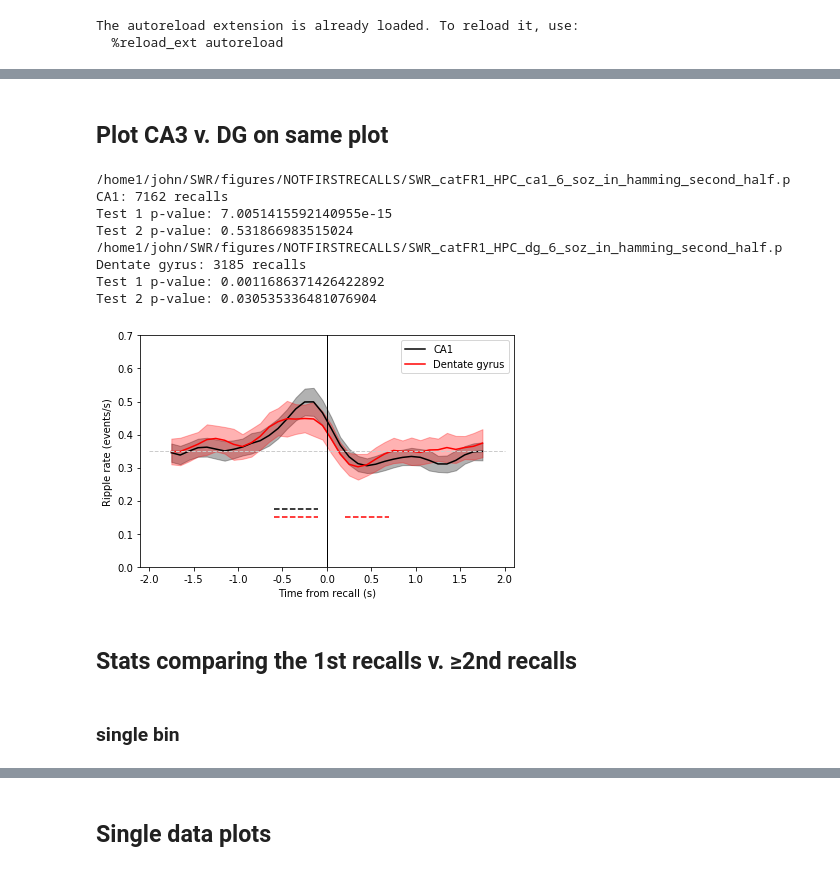
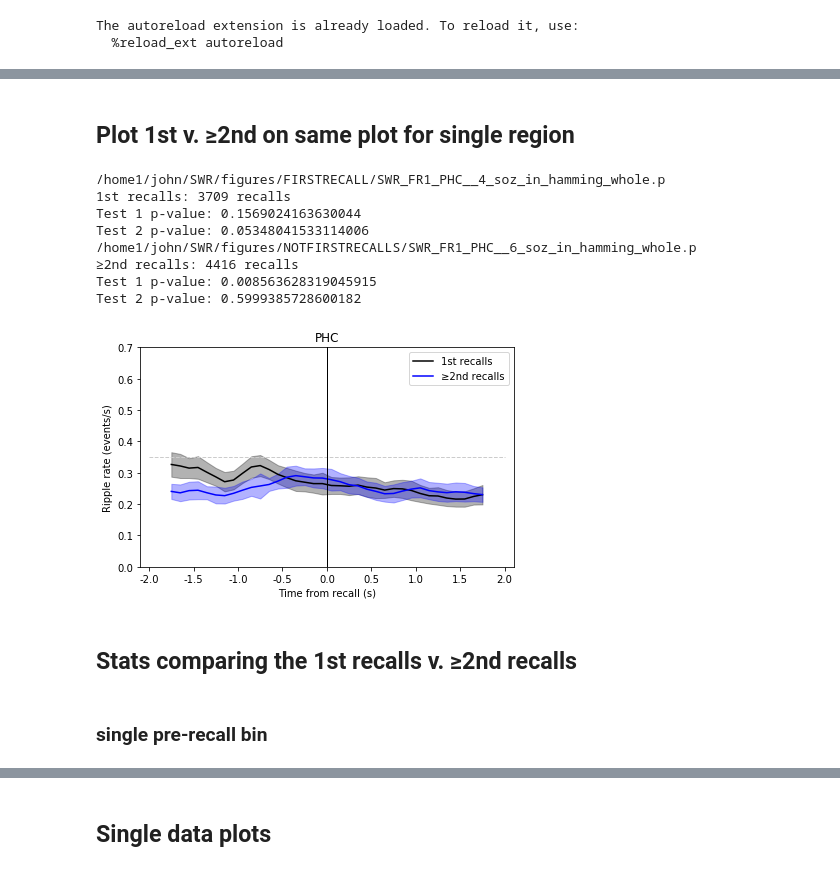
Before and after one commit to jjsakon/SWR, a Jupyter notebook: code/SWRplots.ipynb, the cells around one changed output, grey strips where cells are left out. Drawn from its saved outputs; the diff is of its cells as text; code cells hidden in the pictures.

Commit message:
2021-02-01 improving stats in SWRplots and updating plots to work

```diff
--- a/code/SWRplots.ipynb
+++ b/code/SWRplots.ipynb
@@ -24,7 +24,7 @@ from general import *
 from SWRmodule import *
 
 df = get_data_index("r1") # all RAM subjects
-exp = 'catFR1'
+exp = 'FR1'
 # %% [output]
 The autoreload extension is already loaded. To reload it, use:
   %reload_ext autoreload
@@ -31,16 +139,15 @@ The autoreload extension is already loaded. To reload it, use:
 # %% [markdown]
-## Plot CA3 v. DG on same plot
+## Plot 1st v. ≥2nd on same plot for single region
 # %%
 # load data from each
 
 selected_period = 'surrounding_recall'
 remove_soz_ictal = False
-recall_type_switch = 6 # 0 for original, 1 for only those with subsequent, 2 for second recalls only, 3 for isolated recalls
-region_name = 'HPC'
 filter_type = 'hamming' # hamming # butter # hamming125200
-sub_selection = 'second_half' # 'second_half', 'whole' ,'first_half'
-# location_selected = 'ca1' # 'ca3' # 'dg' 'ca1' # sub # left hippocampus # right hippocampus # hippocampus
-# # (leave as '' if not HPC)
+sub_selection = 'whole' # 'second_half', 'whole' ,'first_half'
+
+region_name = 'PHC' # 'ENT' # 'PHC'
+location_selected = '' # 'dg' ''
 
 save_plot = 1
 
@@ -54,19 +161,19 @@ first_end = -100
 second_start = 200 # same idea
 second_end = 1700
 
-# get strings for path name for save and loading cluster data
-soz_label,recall_selection_name,subfolder = getSWRpathInfo(remove_soz_ictal,recall_type_switch,selected_period,recall_minimum)
+for p,recall_type_switch in enumerate([4,6]):
 
-for p,location_selected in enumerate(['ca1','dg']):
+    # get strings for path name for save and loading cluster data
+    soz_label,recall_selection_name,subfolder = getSWRpathInfo(remove_soz_ictal,recall_type_switch,selected_period,recall_minimum)
 
     if p==0:
         subplots(1,1,figsize=(6,4)); ax = plt.gca()
         color = (0,0,0)
-        label = 'CA1'
+        label = '1st recalls'
         line_dist = 0.175
     else:
-        color = (1,0,0)
-        label = 'Dentate gyrus'
+        color = (0,0,1)
+        label = '≥2nd recalls'
         line_dist = 0.15
 
     path_name = '/home1/john/SWR/figures/'+subfolder
@@ -91,55 +198,59 @@ for p,location_selected in enumerate(['ca1','dg']):
         fill_between(xr[pad:-pad], PSTH[pad:-pad]-SE_plot[0,:], PSTH[pad:-pad]+SE_plot[0,:],
                      color=color, alpha = 0.3, label='_nolegend_')
     else:
         plot(xr,PSTH)
         fill_between(xr, PSTH-SE_plot[0,:], PSTH+SE_plot[0,:],
                      color=color, alpha = 0.3, label='_nolegend_')
 
-    # plot bands of significance
-    if bin_model1.pvalues[1] < 0.05:
-        plot([first_end-stats_bin,first_end],[line_dist,line_dist],'--',
-             color=color,label='_nolegend_')
-    if bin_model2.pvalues[1] < 0.05:
-        plot([second_start,second_start+stats_bin],[line_dist,line_dist],'--',
-             color=color,label='_nolegend_')
+#     # plot bands of significance
+#     if bin_model1.pvalues[1] < 0.05:
+#         plot([first_end-stats_bin,first_end],[line_dist,line_dist],'--',
+#              color=color,label='_nolegend_')
+#     if bin_model2.pvalues[1] < 0.05:
+#         plot([second_start,second_start+stats_bin],[line_dist,line_dist],'--',
+#              color=color,label='_nolegend_')
     print(label+': '+str(num_trials)+' recalls')
     print('Test 1 p-value: '+str(bin_model1.pvalues[1]))
     print('Test 2 p-value: '+str(bin_model2.pvalues[1]))
 
 xticks(np.arange(psth_start,psth_end+1,500),np.arange(psth_start/1000,psth_end/1000+1,500/1000))
 xlabel('Time from recall (s)')
 ylabel('Ripple rate (events/s)')
 if filter_type == 'hamming':
     ylim = 0.7 # keep it here since occasionally CIs get kinda high
     plot([ax.get_xlim()[0],ax.get_xlim()[1]],[0.35,0.35],linewidth=1,linestyle='--',color=(0.8,0.8,0.8),label='_nolegend_')
 else: # for Vaz and hamming125200
     ylim = 0.45
 
 ax.set_ylim(0,ylim)
 ax.set_xlim(psth_start-100,psth_end+100)
 plot([0,0],[ax.get_ylim()[0],ax.get_ylim()[1]],linewidth=1,linestyle='-',color=(0,0,0),label='_nolegend_')
-ax.legend({'CA1','Dentate gyrus'})
+ax.legend({'1st recalls','≥2nd recalls'})
+if location_selected == '':
+    title(region_name)
+else:
+    title(location_selected)
 tight_layout()
 
 if save_plot == 1:
-    plt.savefig('../figures/PSTHplots/'+exp+'_'+'PSTH_'+region_name+'-'+str(recall_type_switch)+'_'+
+    plt.savefig('../figures/PSTHplots/'+exp+'_'+'PSTH_by_region-'+region_name+'-'+str(recall_type_switch)+'_'+
                 filter_type+'_'+sub_selection+'.pdf',transparent=True)
 plt.show()
 a=1;
 # %% [output]
-/home1/john/SWR/figures/NOTFIRSTRECALLS/SWR_catFR1_HPC_ca1_6_soz_in_hamming_second_half.p
-CA1: 7162 recalls
-Test 1 p-value: 7.0051415592140955e-15
-Test 2 p-value: 0.531866983515024
-/home1/john/SWR/figures/NOTFIRSTRECALLS/SWR_catFR1_HPC_dg_6_soz_in_hamming_second_half.p
-Dentate gyrus: 3185 recalls
-Test 1 p-value: 0.0011686371426422892
-Test 2 p-value: 0.030535336481076904
+/home1/john/SWR/figures/FIRSTRECALL/SWR_FR1_PHC__4_soz_in_hamming_whole.p
+1st recalls: 3709 recalls
+Test 1 p-value: 0.1569024163630044
+Test 2 p-value: 0.05348041533114006
+/home1/john/SWR/figures/NOTFIRSTRECALLS/SWR_FR1_PHC__6_soz_in_hamming_whole.p
+≥2nd recalls: 4416 recalls
+Test 1 p-value: 0.008563628319045915
+Test 2 p-value: 0.5999385728600182
-[figure, old version]
+[figure, new version]
 # %% [markdown]
 ## Stats comparing the 1st recalls v. ≥2nd recalls
 # %% [markdown]
-### single bin
+### single pre-recall bin
 # %%
 # do separate test of 1st v. ≥2nd
 
```
Also changed, not shown: parts of 14 cells of this notebook.
